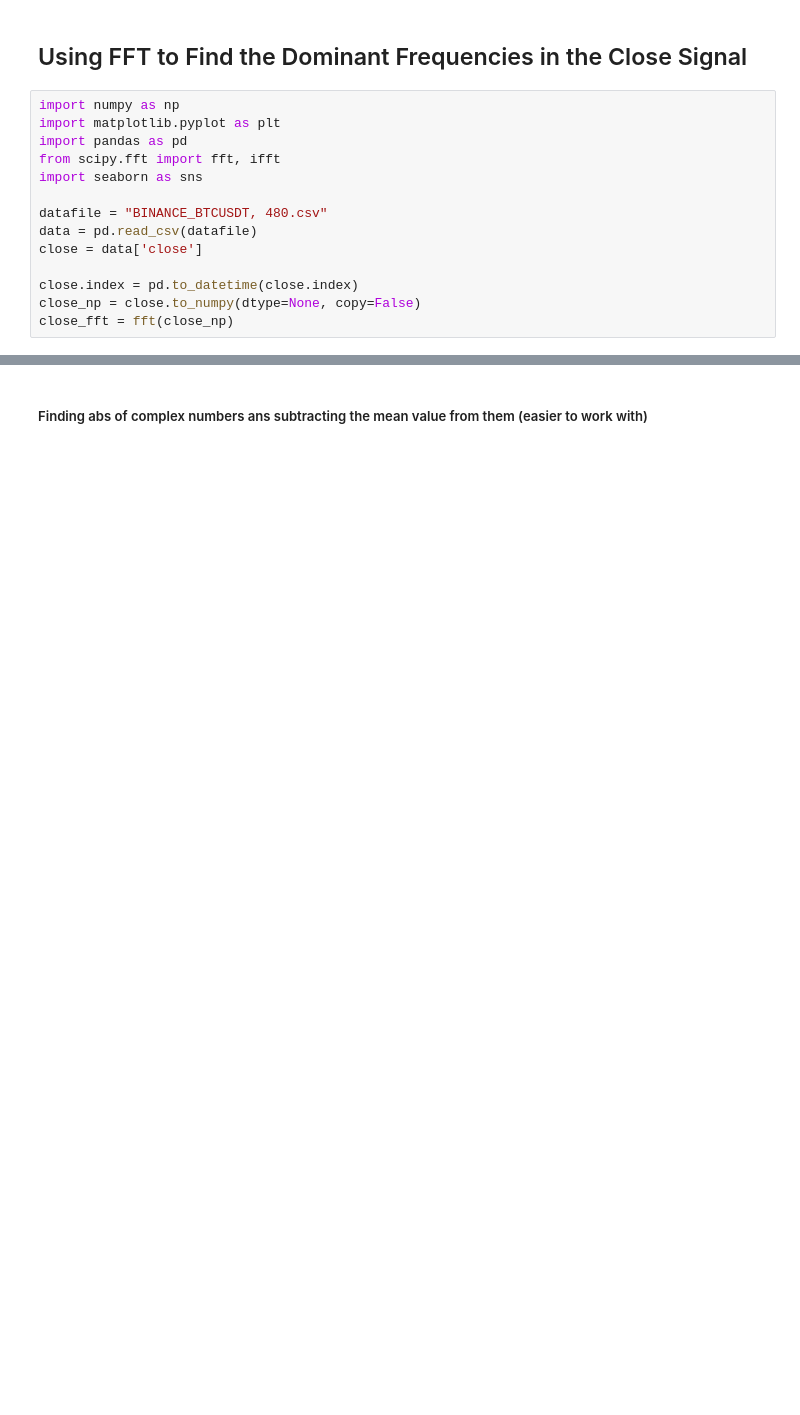
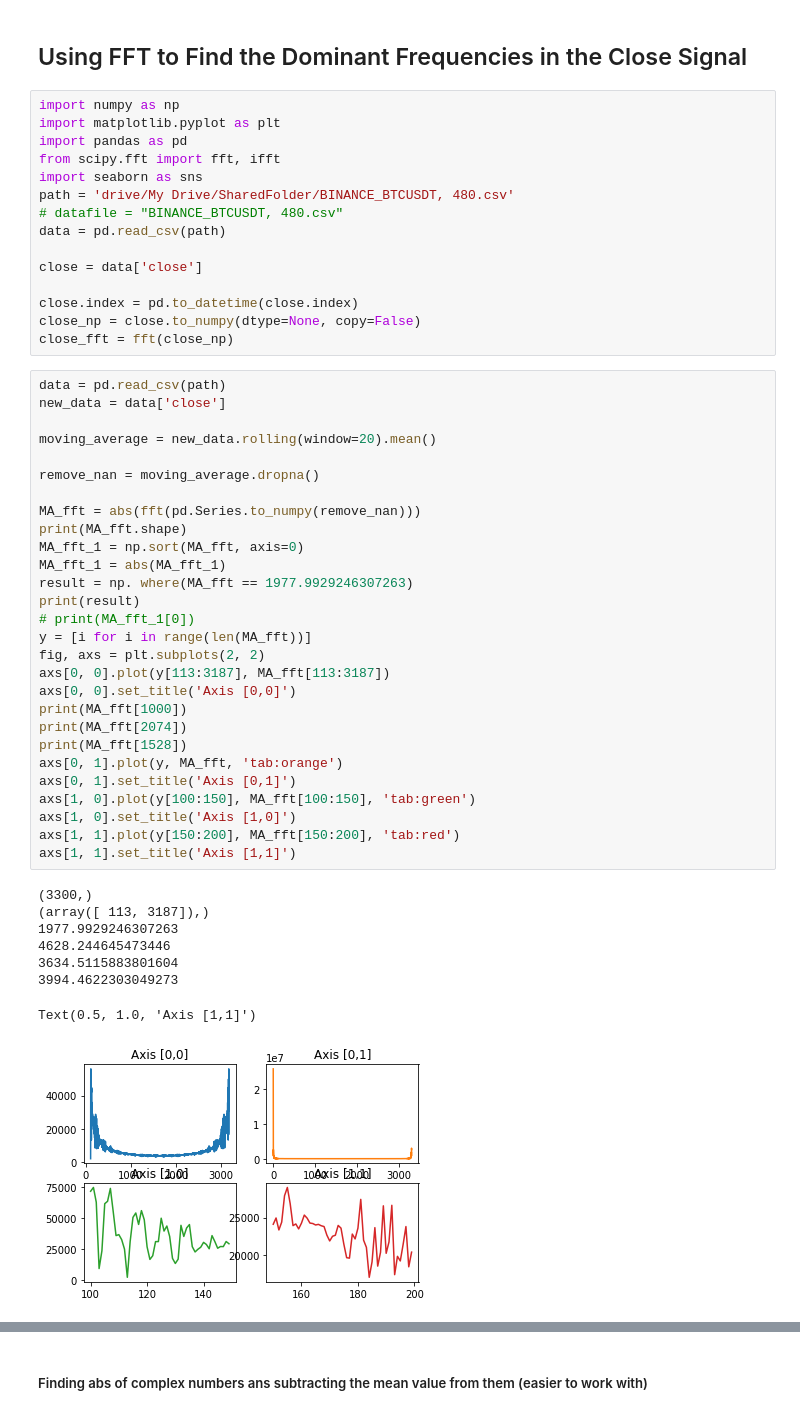
Before and after one commit to zahrabashir98/Financial-Indicators, a Jupyter notebook: fft_of_closes.ipynb, the cells around one changed output, grey strips where cells are left out. Saved outputs shown, nothing was run; the diff lists cells and outputs as text; blank space fills up the shorter version.

Commit message:
Add some other analysis to fft_close

```diff
--- a/fft_of_closes.ipynb
+++ b/fft_of_closes.ipynb
@@ -8,11 +13,49 @@ import matplotlib.pyplot as plt
 import pandas as pd
 from scipy.fft import fft, ifft
 import seaborn as sns
+path = 'drive/My Drive/SharedFolder/BINANCE_BTCUSDT, 480.csv'
+# datafile = "BINANCE_BTCUSDT, 480.csv"
+data = pd.read_csv(path)
 
-datafile = "BINANCE_BTCUSDT, 480.csv"
-data = pd.read_csv(datafile)
 close = data['close']
 
 close.index = pd.to_datetime(close.index)
 close_np = close.to_numpy(dtype=None, copy=False)
 close_fft = fft(close_np)
+# %%
+data = pd.read_csv(path)
+new_data = data['close']
+
+moving_average = new_data.rolling(window=20).mean()
+
+remove_nan = moving_average.dropna()
+
+MA_fft = abs(fft(pd.Series.to_numpy(remove_nan)))
+print(MA_fft.shape)
+MA_fft_1 = np.sort(MA_fft, axis=0)
+MA_fft_1 = abs(MA_fft_1)
+result = np. where(MA_fft == 1977.9929246307263)
+print(result)
+# print(MA_fft_1[0])
+y = [i for i in range(len(MA_fft))]
+fig, axs = plt.subplots(2, 2)
+axs[0, 0].plot(y[113:3187], MA_fft[113:3187])
+axs[0, 0].set_title('Axis [0,0]')
+print(MA_fft[1000])
+print(MA_fft[2074])
+print(MA_fft[1528])
+axs[0, 1].plot(y, MA_fft, 'tab:orange')
+axs[0, 1].set_title('Axis [0,1]')
+axs[1, 0].plot(y[100:150], MA_fft[100:150], 'tab:green')
+axs[1, 0].set_title('Axis [1,0]')
+axs[1, 1].plot(y[150:200], MA_fft[150:200], 'tab:red')
+axs[1, 1].set_title('Axis [1,1]')
+# %% [output]
+(3300,)
+(array([ 113, 3187]),)
+1977.9929246307263
+4628.244645473446
+3634.5115883801604
+3994.4622303049273
+Text(0.5, 1.0, 'Axis [1,1]')
+[figure, added]
```
Also changed, not shown: parts of 3 cells of this notebook.
